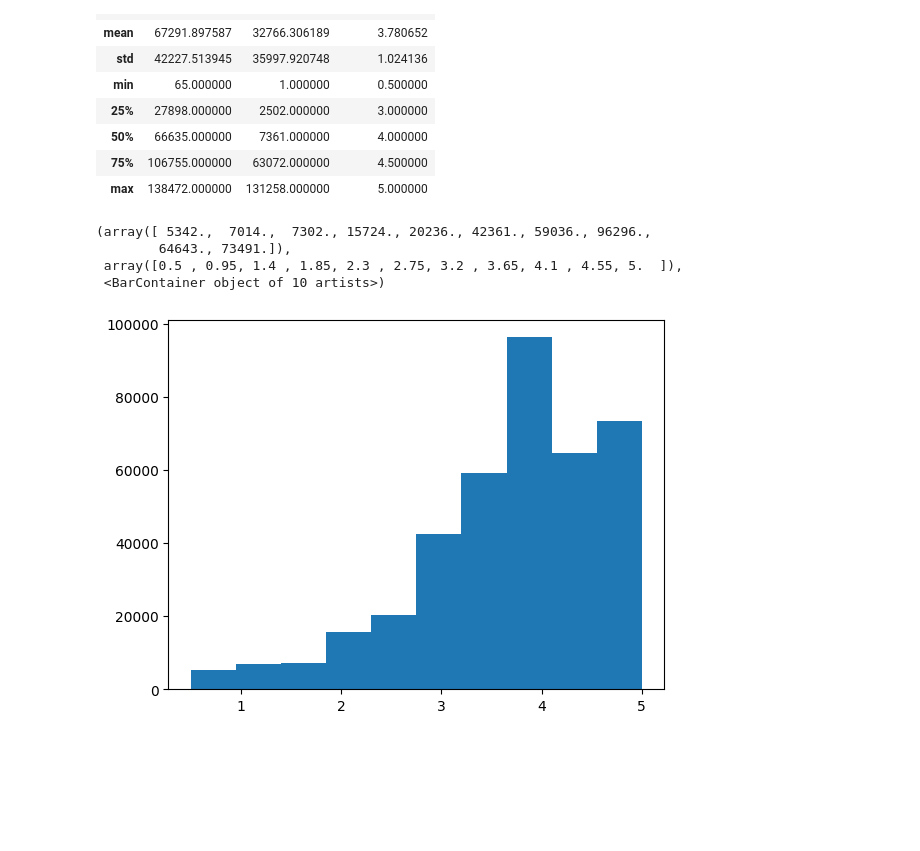
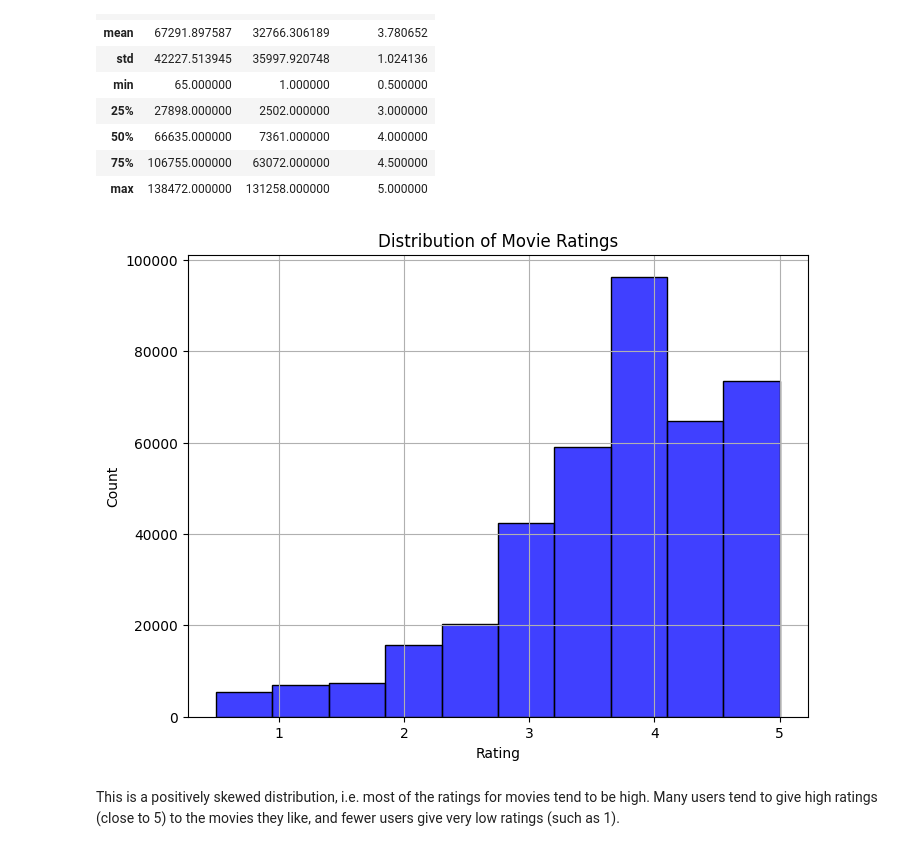
Before and after one commit to Charlottecool/Neural-Network-and-NLP-Based-Movie-Recommendation-System, a Jupyter notebook: Neural Network-Based Movie Recommendation System.ipynb, the cells around one changed output. Saved outputs shown, nothing was run; the diff lists cells and outputs as text; code cells hidden in the pictures; blank space fills up the shorter version.

```diff
--- a/Neural Network-Based Movie Recommendation System.ipynb
+++ b/Neural Network-Based Movie Recommendation System.ipynb
@@ -69,10 +76,15 @@ final_merged_data.describe()
 | 75% | 106755.000000 | 63072.000000 | 4.500000 |
 | max | 138472.000000 | 131258.000000 | 5.000000 |
 # %%
-plt.hist(final_merged_data['rating'])
+# visualize rating distribution
+plt.figure(figsize=(8, 6))
+sns.histplot(final_merged_data['rating'], bins=10, kde=False, color='blue', kde_kws={'bw_adjust': 2})
+plt.title('Distribution of Movie Ratings')
+plt.xlabel('Rating')
+plt.ylabel('Count')
+plt.grid(True)
+plt.show()
 # %% [output]
-(array([ 5342.,  7014.,  7302., 15724., 20236., 42361., 59036., 96296.,
-        64643., 73491.]),
- array([0.5 , 0.95, 1.4 , 1.85, 2.3 , 2.75, 3.2 , 3.65, 4.1 , 4.55, 5.  ]),
- <BarContainer object of 10 artists>)
-[figure, old version]
+[figure, new version]
+# %% [markdown]
+This is a positively skewed distribution, i.e. most of the ratings for movies tend to be high. Many users tend to give high ratings (close to 5) to the movies they like, and fewer users give very low ratings (such as 1).
```
Also changed, not shown: parts of 22 cells of this notebook.
